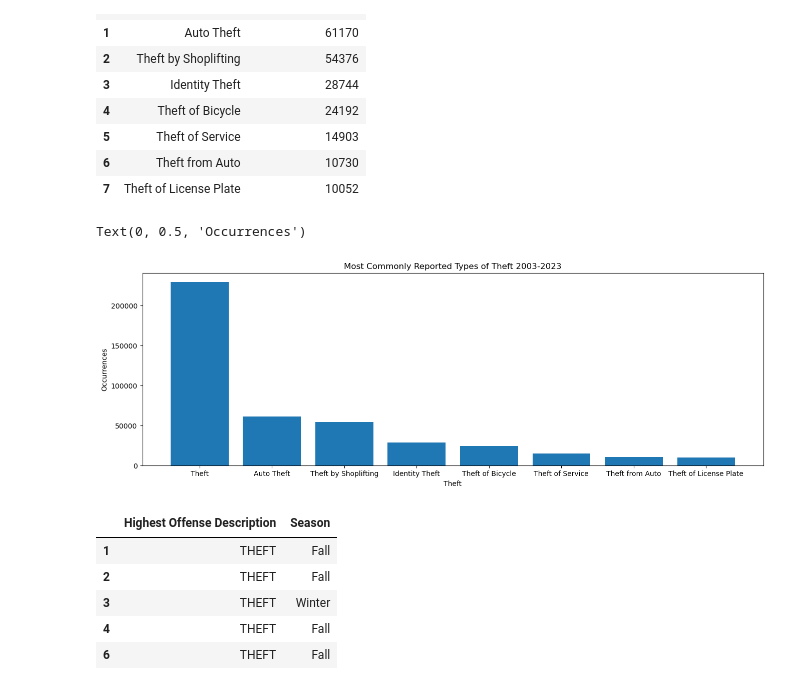
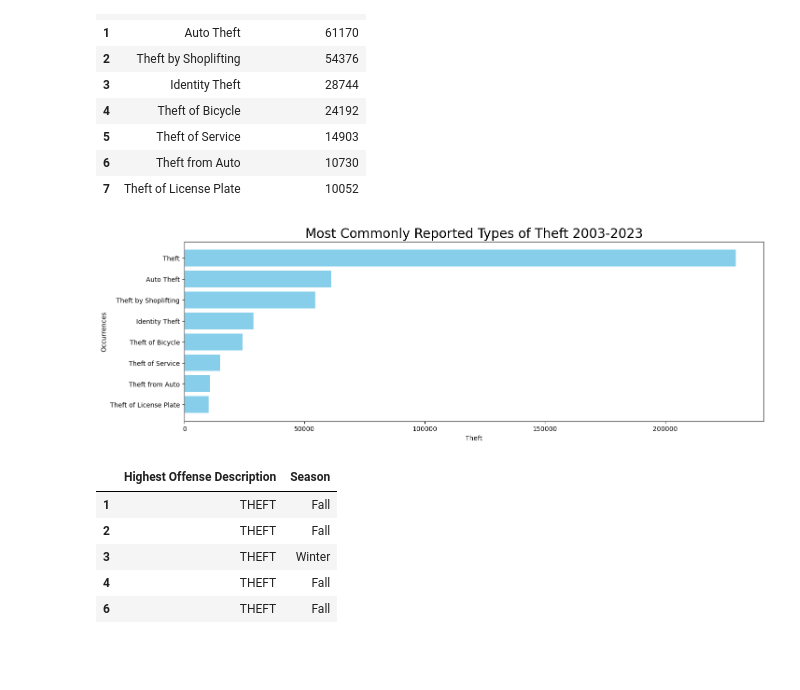
Before and after one commit to KillerTwinkie7/project-one, a Jupyter notebook: crime_analysis_ipynb-checkpoint2.ipynb, the cells around one changed output. Cells and saved outputs as stored; diff of their text form; code cells hidden in the pictures; blank space fills up the shorter version.

```diff
--- a/crime_analysis_ipynb-checkpoint2.ipynb
+++ b/crime_analysis_ipynb-checkpoint2.ipynb
@@ -182,16 +182,20 @@ new_theft_df
 # %%
 Theft = ["Theft", "Auto Theft", "Theft by Shoplifting", "Identity Theft", "Theft of Bicycle", "Theft of Service", "Theft from Auto", "Theft of License Plate"]
 Occurrances = [229451, 61170, 54376, 28744, 24192, 14903, 10730, 10052]
 plt.figure(figsize=(16,5))
-plt.bar(Theft, Occurrances)
+colors = ['skyblue']
+plt.barh(Theft, Occurrances, color=colors)
+
+
 
 # Set chart title and labels
-plt.title('Most Commonly Reported Types of Theft 2003-2023')
+plt.title('Most Commonly Reported Types of Theft 2003-2023', fontsize=20)
 plt.xlabel('Theft')
 plt.ylabel('Occurrences')
+
+plt.gca().invert_yaxis()
 # %% [output]
-Text(0, 0.5, 'Occurrences')
-[figure, old version]
+[figure, new version]
 # %%
 # Convert Series to DataFrame (assuming index as category labels)
 #value_counts_df = value_counts.to_frame(name='No. of Reported Occurences')
```
Also changed, not shown: parts of 4 cells of this notebook.
